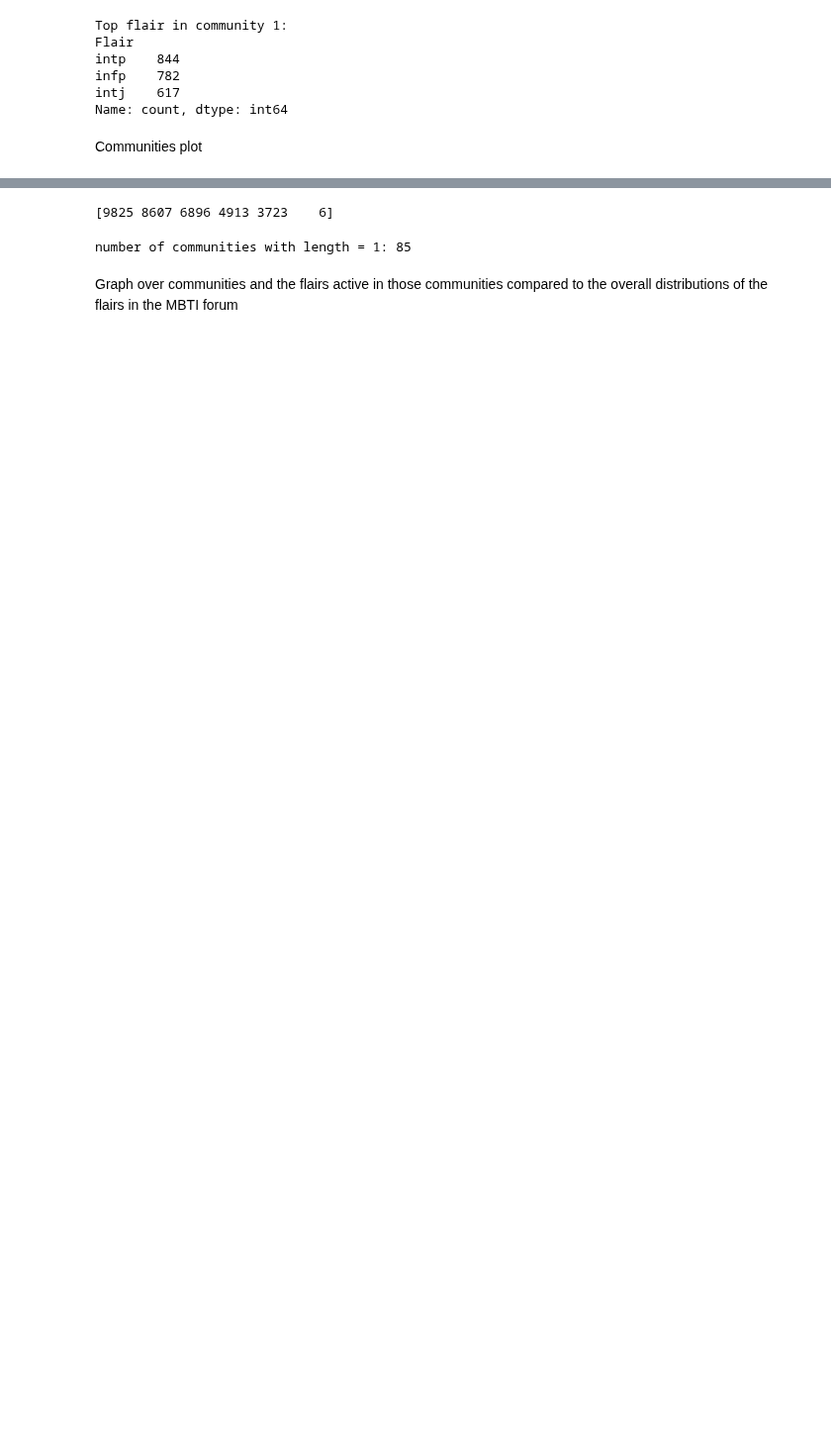
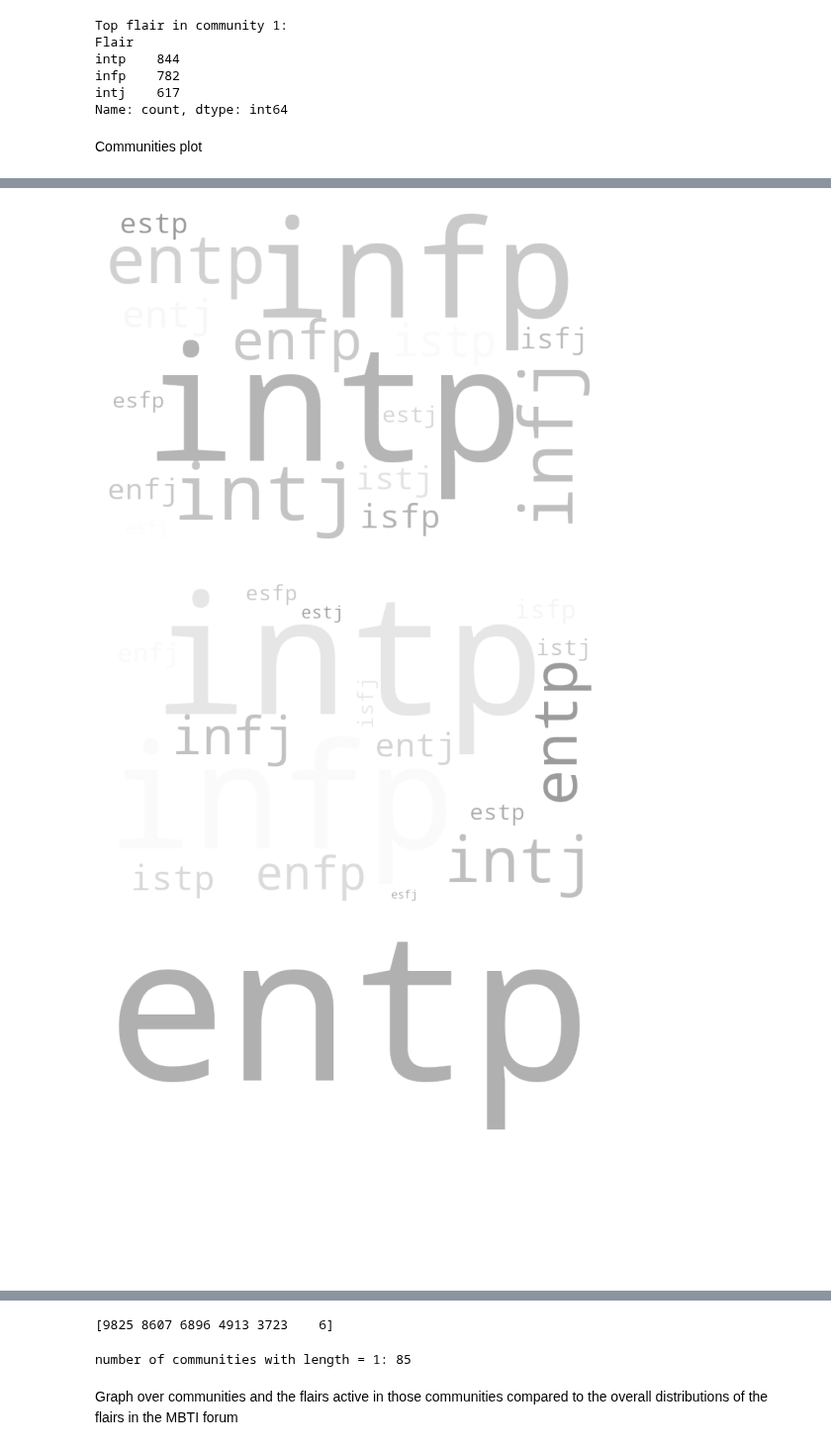
Before and after one commit to luchsonice/MBTI, a Jupyter notebook: 5_Communities.ipynb, the cells around one changed output, grey strips where cells are left out. Shown at 99% size. Drawn from its saved outputs; the diff is of its cells as text; code cells hidden in the pictures; blank space fills up the shorter version.

```diff
--- a/5_Communities.ipynb
+++ b/5_Communities.ipynb
@@ -110,0 +129,24 @@ Communities plot
+# %%
+def grey_color_func(word, font_size, position, orientation, random_state=None,
+                    **kwargs):
+    return "hsl(0, 0%%, %d%%)" % random.randint(60, 100)
+
+for i in range(5):
+    data_for_wordcloud = ''
+    # Make string of flair * number in community
+    community_data = merged_df[merged_df['Community'] == i]
+    community_flair_counts = community_data['Flair'].value_counts()
+    for j in community_flair_counts.keys():
+        data_for_wordcloud += (str(j) + ' ') * community_flair_counts[j]
+    wordcloud = WordCloud(background_color="rgba(255, 255, 255, 0)", mode="RGBA", width=600, height=400,collocations=False).generate(data_for_wordcloud)
+
+    # Plot
+    plt.figure()
+    plt.imshow(wordcloud.recolor(color_func=grey_color_func, random_state=6),interpolation='bilinear')
+    plt.axis('off')
+    plt.savefig('Images/wordcloud'+str(i),bbox_inches='tight',transparent=True)
+    plt.show()
+# %% [output]
+[figure, added]
+[figure, added]
+[figure, added]
```
Also changed, not shown: parts of 8 cells of this notebook.
